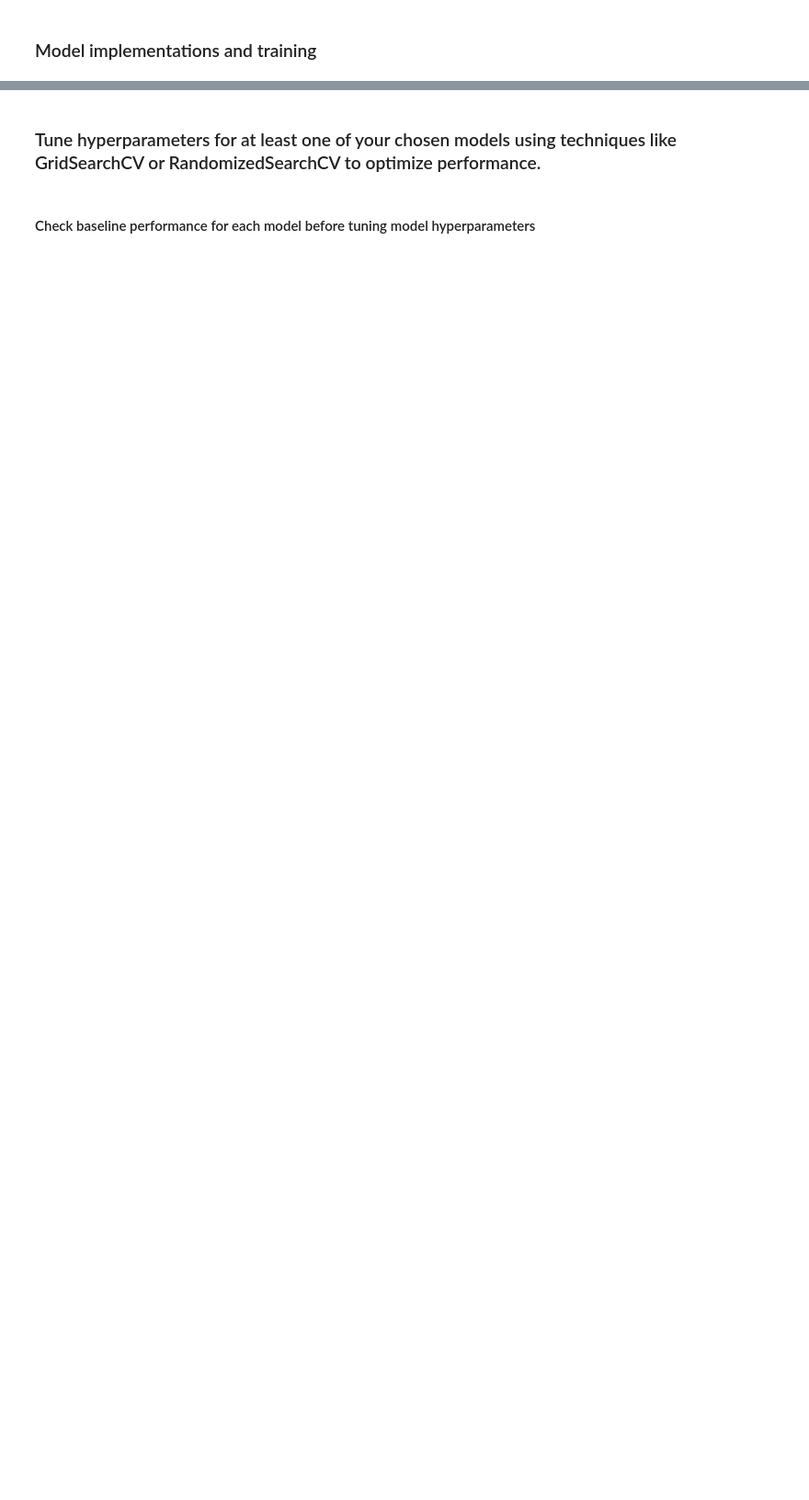
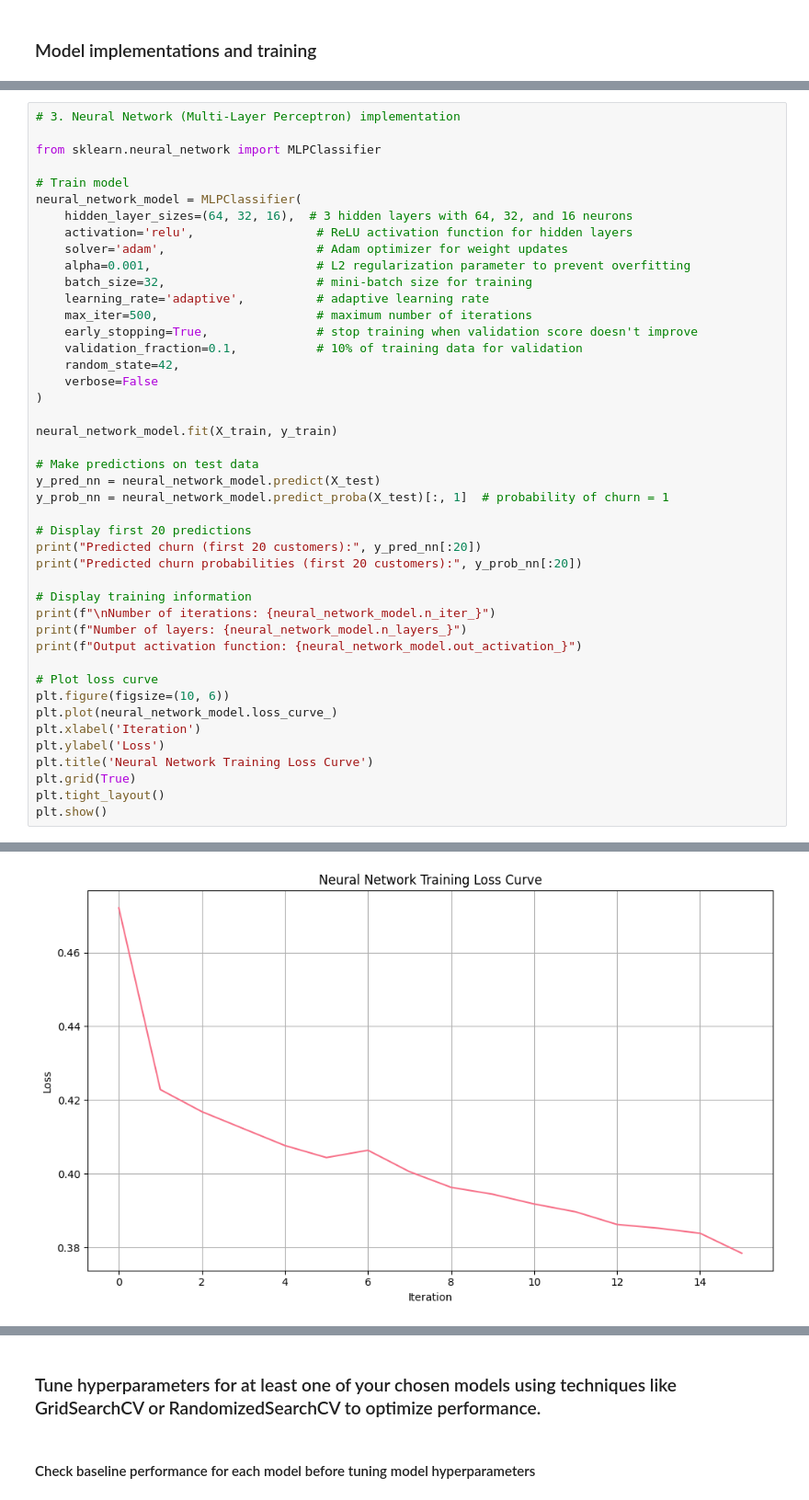
Before and after one commit to ZahraaFadhel/Predictive-Model-for-Customer-Churn, a Jupyter notebook: main.ipynb, the cells around one changed output, grey strips where cells are left out. Shown: that part at 92% size. Saved outputs shown, nothing was run; the diff lists cells and outputs as text; blank space fills up the shorter version.

```diff
--- a/main.ipynb
+++ b/main.ipynb
@@ -1158,0 +924,45 @@ If predicted probability < 0.5 → predicts 0 (no churn)
+# %%
+# 3. Neural Network (Multi-Layer Perceptron) implementation
+
+from sklearn.neural_network import MLPClassifier
+
+# Train model
+neural_network_model = MLPClassifier(
+    hidden_layer_sizes=(64, 32, 16),  # 3 hidden layers with 64, 32, and 16 neurons
+    activation='relu',                 # ReLU activation function for hidden layers
+    solver='adam',                     # Adam optimizer for weight updates
+    alpha=0.001,                       # L2 regularization parameter to prevent overfitting
+    batch_size=32,                     # mini-batch size for training
+    learning_rate='adaptive',          # adaptive learning rate
+    max_iter=500,                      # maximum number of iterations
+    early_stopping=True,               # stop training when validation score doesn't improve
+    validation_fraction=0.1,           # 10% of training data for validation
+    random_state=42,
+    verbose=False
+)
+
+neural_network_model.fit(X_train, y_train)
+
+# Make predictions on test data
+y_pred_nn = neural_network_model.predict(X_test)
+y_prob_nn = neural_network_model.predict_proba(X_test)[:, 1]  # probability of churn = 1
+
+# Display first 20 predictions
+print("Predicted churn (first 20 customers):", y_pred_nn[:20])
+print("Predicted churn probabilities (first 20 customers):", y_prob_nn[:20])
+
+# Display training information
+print(f"\nNumber of iterations: {neural_network_model.n_iter_}")
+print(f"Number of layers: {neural_network_model.n_layers_}")
+print(f"Output activation function: {neural_network_model.out_activation_}")
+
+# Plot loss curve
+plt.figure(figsize=(10, 6))
+plt.plot(neural_network_model.loss_curve_)
+plt.xlabel('Iteration')
+plt.ylabel('Loss')
+plt.title('Neural Network Training Loss Curve')
+plt.grid(True)
+plt.tight_layout()
+plt.show()
+# %% [output]
@@ -1159 +978,2 @@ If predicted probability < 0.5 → predicts 0 (no churn)
+[figure, added]
 # %%
```
Also changed, not shown: parts of 37 cells of this notebook.
